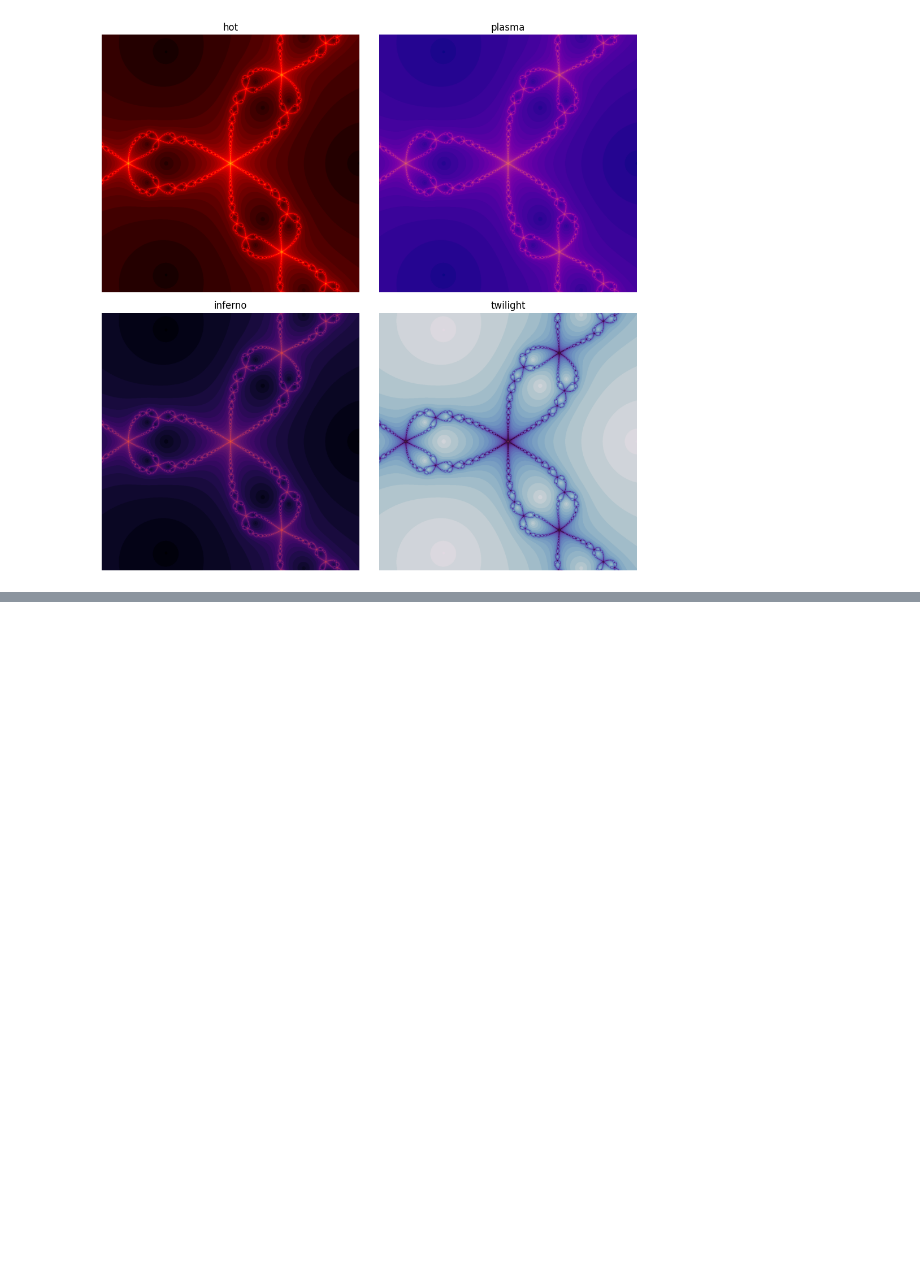
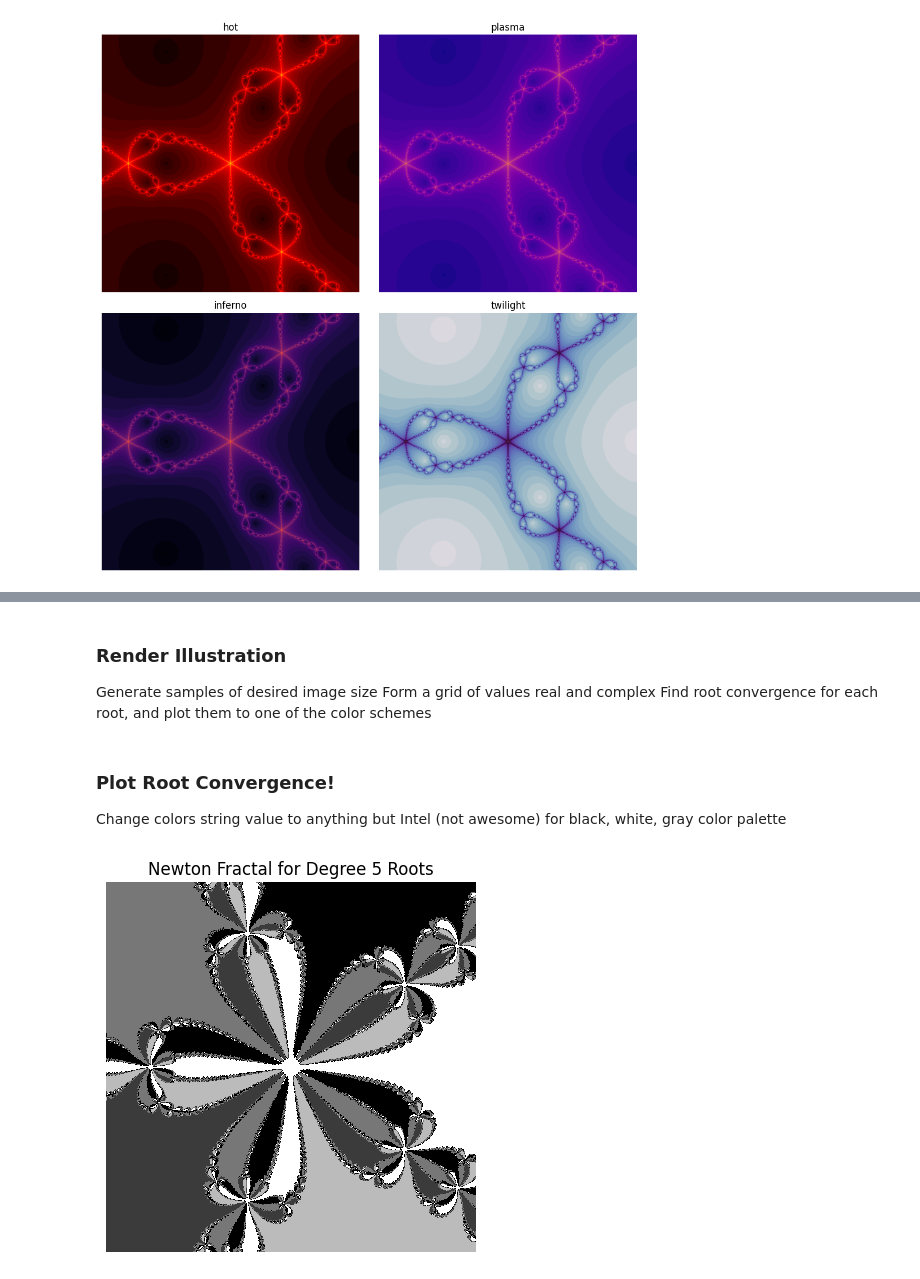
Before and after one commit to AzeezIsh/Intel-Sandbox, a Jupyter notebook: Newton_Fractal/newton_api.ipynb, the cells around one changed output, grey strips where cells are left out. Cells and saved outputs as stored; diff of their text form; code cells hidden in the pictures; blank space fills up the shorter version.

```diff
--- a/Newton_Fractal/newton_api.ipynb
+++ b/Newton_Fractal/newton_api.ipynb
@@ -66,0 +89,8 @@ render(imgsize=600)
+# %%
+def f(z, degree):
+    """Computes the polynomial \( z^degree - 1 \)."""
+    return z**degree - 1
+
+def df(z, degree):
+    """Derivative of the polynomial."""
+    return degree * z**(degree - 1)
@@ -200,0 +129,41 @@ render(imgsize=1000, degree=3)
+# %% [markdown]
+### Render Illustration
+Generate samples of desired image size
+Form a grid of values real and complex
+Find root convergence for each root, and plot them to one of the color schemes
+# %%
+def render(imgsize, degree, colors="Intel"):
+    # Target points for convergence based on roots
+    roots = find_roots(degree)
+    # Linear space for x-axis, [-1,1]. "Real" part of our complex numbers.
+    x = np.linspace(-1, 1, imgsize)
+    # Linear space for  y-axis, [1, -1] (inverse for correct orientation)
+    # Imaginary part of our complex numbers.
+    y = np.linspace(1, -1, imgsize)
+    # Meshgrid which constructs a 2D grid from the 1D arrays of x and y values.
+    # Represent the complex plane, where each point (pixel) has a complex number.
+    X, Y = np.meshgrid(x, y)
+    # Real parts from X and imaginary parts from Y, combined to form complex numbers z = x + yi.
+    z = np.asarray(X,dtype=np.complex64) + 1j * np.asarray(Y,dtype=np.complex64)
+
+    img = iterate_vectorized(z, roots)
+
+    # Customize the color mapping for visualization
+    intel_colors = ['#15b8fc', '#6ccffc', '#0773c4']  # Intel color palette
+    blw_colors = ['#FFFFFF', '#000000', '#777777', '#3b3b3b', '#bbbbbb'] # Black, White, Gray colors
+    if colors == "Intel":
+        cmap = ListedColormap(intel_colors)
+    else:
+        cmap = ListedColormap(blw_colors)
+
+    plt.imshow(img, cmap=cmap)
+    plt.title(f"Newton Fractal for Degree {degree} Roots")
+    plt.axis("off")
+    plt.show()
+# %% [markdown]
+### Plot Root Convergence!
+Change colors string value to anything but Intel (not awesome) for black, white, gray color palette
+# %%
+render(imgsize=1000, degree=5, colors="")
+# %% [output]
+[figure, added]
```
Also changed, not shown: parts of 17 cells of this notebook.
